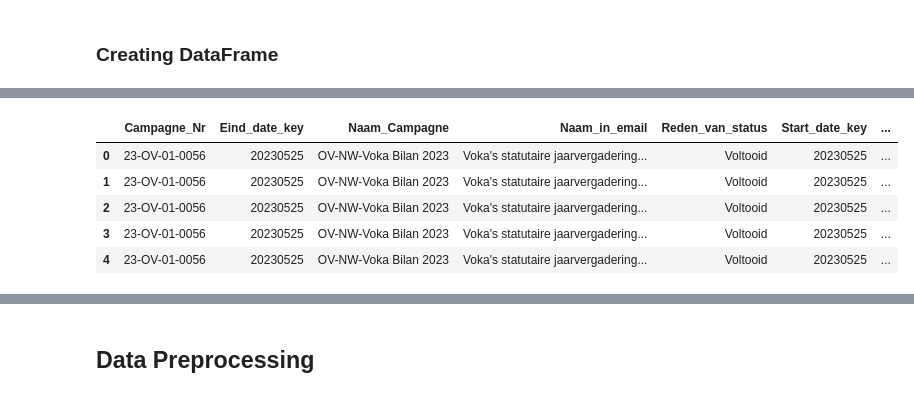
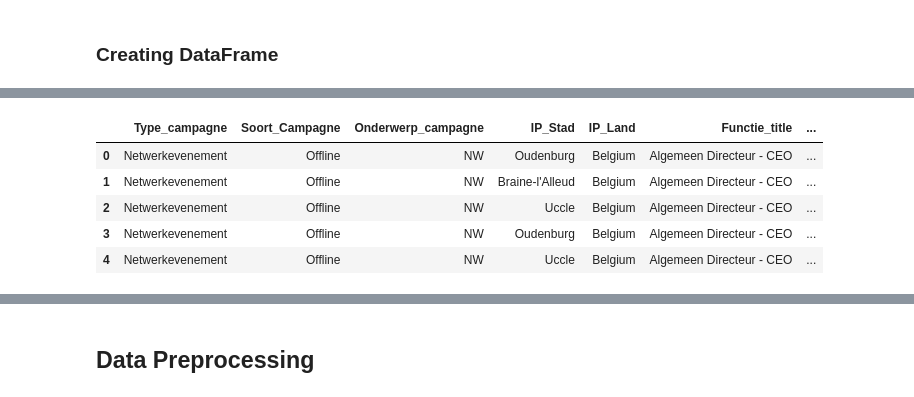
Before and after one commit to Flor-DeBruyne/DataEngineerProj2, a Jupyter notebook: Analyse/Epic5.ipynb, the cells around one changed output, grey strips where cells are left out. Drawn from its saved outputs; the diff is of its cells as text; code cells hidden in the pictures.

```diff
--- a/Analyse/Epic5.ipynb
+++ b/Analyse/Epic5.ipynb
@@ -89,18 +92,50 @@ Name: count, dtype: int64
 # %%
-id_columns = df_final[['Customer_ID', 'Persoon_ID', 'Contact_ID', 'Inschrijving_ID', 'Campagne_ID', 'Mailing_ID', 'Visit_ID', 'Account_ID']]
+import datetime
+id_columns = df_final[['Customer_ID', 'Persoon_ID', 'Contact_ID', 'Inschrijving_ID', 'Campagne_ID', 'Mailing_ID', 'Visit_ID', 'Account_ID', "Lidmaatschap_ID"]]
 df_final_strip = df_final.drop(id_columns, axis=1)
 
-# IP ORGANIZATION, MAILING NAME
-df_final_strip.drop(['IP_Organization', 'Mailing_Name', 'Mailing_Sent_On', 'Datum', 'IP_Adress'], axis=1, inplace=True)
+df_final_strip["Duration"] = df_final_strip["End_date_campagne"] - df_final_strip["Start_date_campagne"]
+df_final_strip["Duration"] = df_final_strip["Duration"] + datetime.timedelta(days=1)
 
-# df_final_strip['Mailing_Sent_On'] = pd.to_datetime(df_final_strip['Mailing_Sent_On'])
-# df_final_strip['Datum'] = pd.to_datetime(df_final_strip['Datum'])
+df_final_strip.drop([
+                     'Campagne_Nr',
+                     'Naam_Campagne',
+                     'Naam_in_email',
+                     'Mailing_Subject',
+                     'IP_Organization',
+                     'Mailing_Name',
+                     'Mailing_Sent_On',
+                     'Datum',
+                     'IP_Adress',
+                     'Voka_Nr_',
+                     'Persoonnr',
+                     "Eind_date_key",
+                     "Start_date_key",
+                     "Postcode",
+                     "Voka_medewerker",
+                     "Compleet",
+                     "Status_Camp",
+                     "Contact_status",
+                     "Is_Voka_entiteit",
+                     "Status_Persoon",
+                     "Adres_Land",
+                     "Status",
+                     "Start_Datum",
+                     "Oprichtingsdatum",
+                     "End_date_campagne",
+                     "Start_date_campagne"
+                     ], axis=1, inplace=True)
 
-df_final_strip.head()
+
+
+
+
+# print(df_final_strip.info())
+df_final_strip.head(5)
 # %% [output]
-|  | Campagne_Nr | Eind_date_key | Naam_Campagne | Naam_in_email | Reden_van_status | Start_date_key | ... |
-| 0 | 23-OV-01-0056 | 20230525 | OV-NW-Voka Bilan 2023 | Voka's statutaire jaarvergadering... | Voltooid | 20230525 | ... |
-| 1 | 23-OV-01-0056 | 20230525 | OV-NW-Voka Bilan 2023 | Voka's statutaire jaarvergadering... | Voltooid | 20230525 | ... |
-| 2 | 23-OV-01-0056 | 20230525 | OV-NW-Voka Bilan 2023 | Voka's statutaire jaarvergadering... | Voltooid | 20230525 | ... |
-| 3 | 23-OV-01-0056 | 20230525 | OV-NW-Voka Bilan 2023 | Voka's statutaire jaarvergadering... | Voltooid | 20230525 | ... |
-| 4 | 23-OV-01-0056 | 20230525 | OV-NW-Voka Bilan 2023 | Voka's statutaire jaarvergadering... | Voltooid | 20230525 | ... |
+|  | Type_campagne | Soort_Campagne | Onderwerp_campagne | IP_Stad | IP_Land | Functie_title | ... |
+| 0 | Netwerkevenement | Offline | NW | Oudenburg | Belgium | Algemeen Directeur - CEO | ... |
+| 1 | Netwerkevenement | Offline | NW | Braine-l'Alleud | Belgium | Algemeen Directeur - CEO | ... |
+| 2 | Netwerkevenement | Offline | NW | Uccle | Belgium | Algemeen Directeur - CEO | ... |
+| 3 | Netwerkevenement | Offline | NW | Oudenburg | Belgium | Algemeen Directeur - CEO | ... |
+| 4 | Netwerkevenement | Offline | NW | Uccle | Belgium | Algemeen Directeur - CEO | ... |
```
Also changed, not shown: parts of 38 cells of this notebook, 6 other files.
